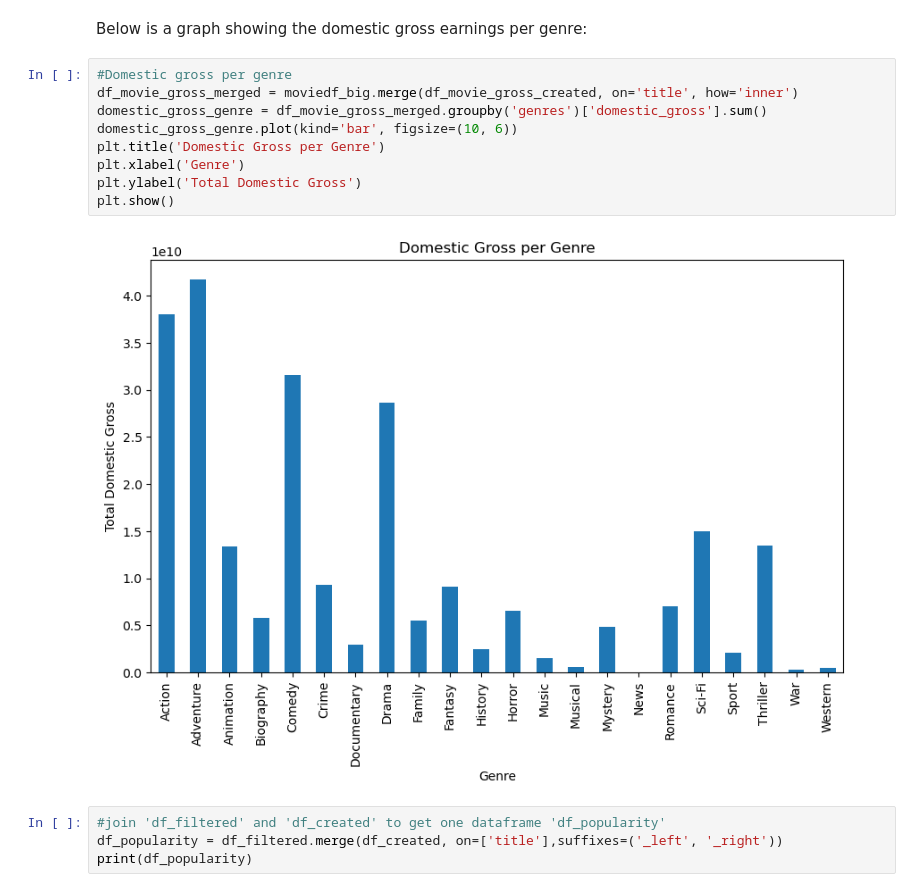
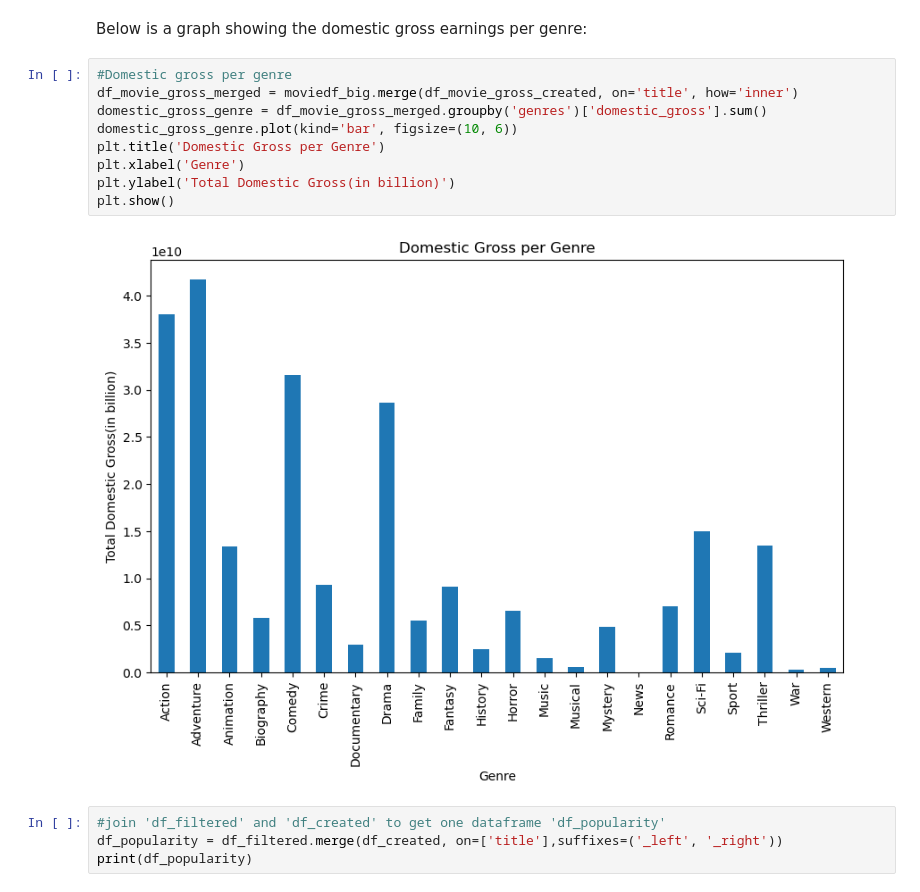
Before and after one commit to stanoff/PROJECT1, a Jupyter notebook: Untitled.ipynb, the cells around one changed output. Saved outputs shown, nothing was run; the diff lists cells and outputs as text.

```diff
--- a/Untitled.ipynb
+++ b/Untitled.ipynb
@@ -330,14 +330,14 @@ Below is a graph showing the domestic gross earnings per genre:
 # %%
 #Domestic gross per genre
 df_movie_gross_merged = moviedf_big.merge(df_movie_gross_created, on='title', how='inner')
 domestic_gross_genre = df_movie_gross_merged.groupby('genres')['domestic_gross'].sum()
 domestic_gross_genre.plot(kind='bar', figsize=(10, 6))
 plt.title('Domestic Gross per Genre')
 plt.xlabel('Genre')
-plt.ylabel('Total Domestic Gross')
+plt.ylabel('Total Domestic Gross(in billion)')
 plt.show()
 # %% [output]
-[figure, old version]
+[figure, new version]
 # %%
 #join 'df_filtered' and 'df_created' to get one dataframe 'df_popularity'
 df_popularity = df_filtered.merge(df_created, on=['title'],suffixes=('_left', '_right'))
```
Also changed, not shown: parts of 6 cells of this notebook.
